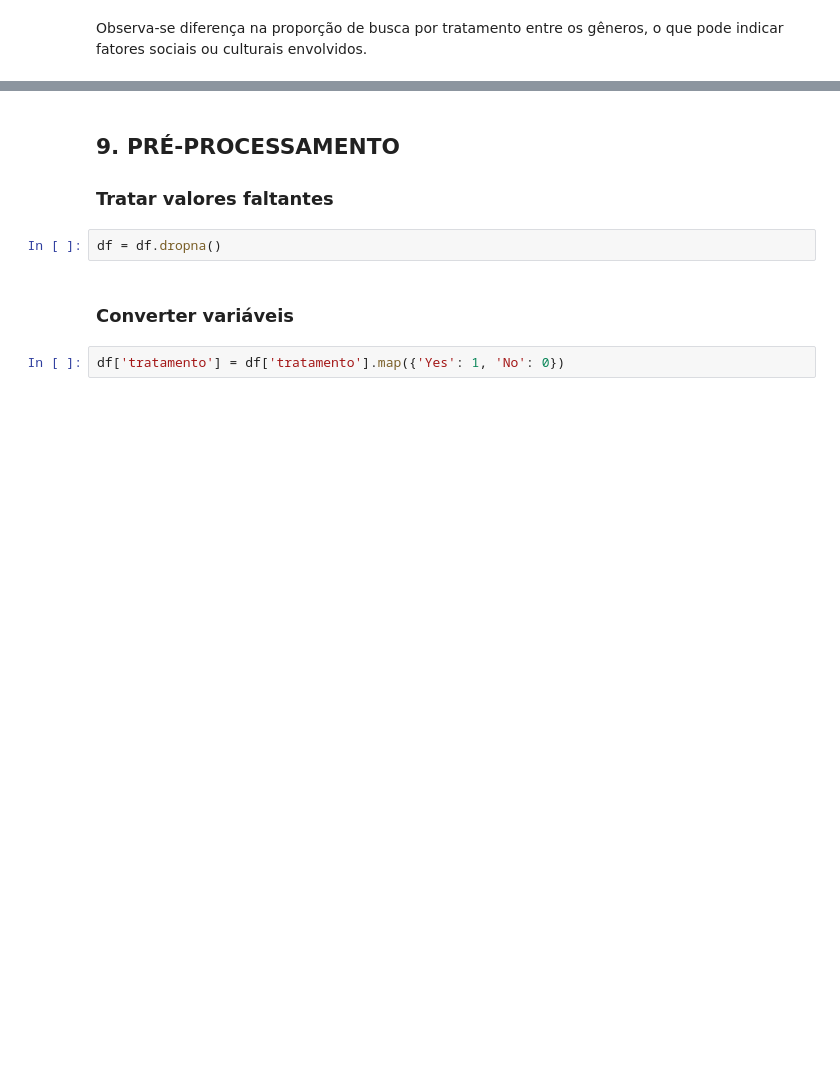
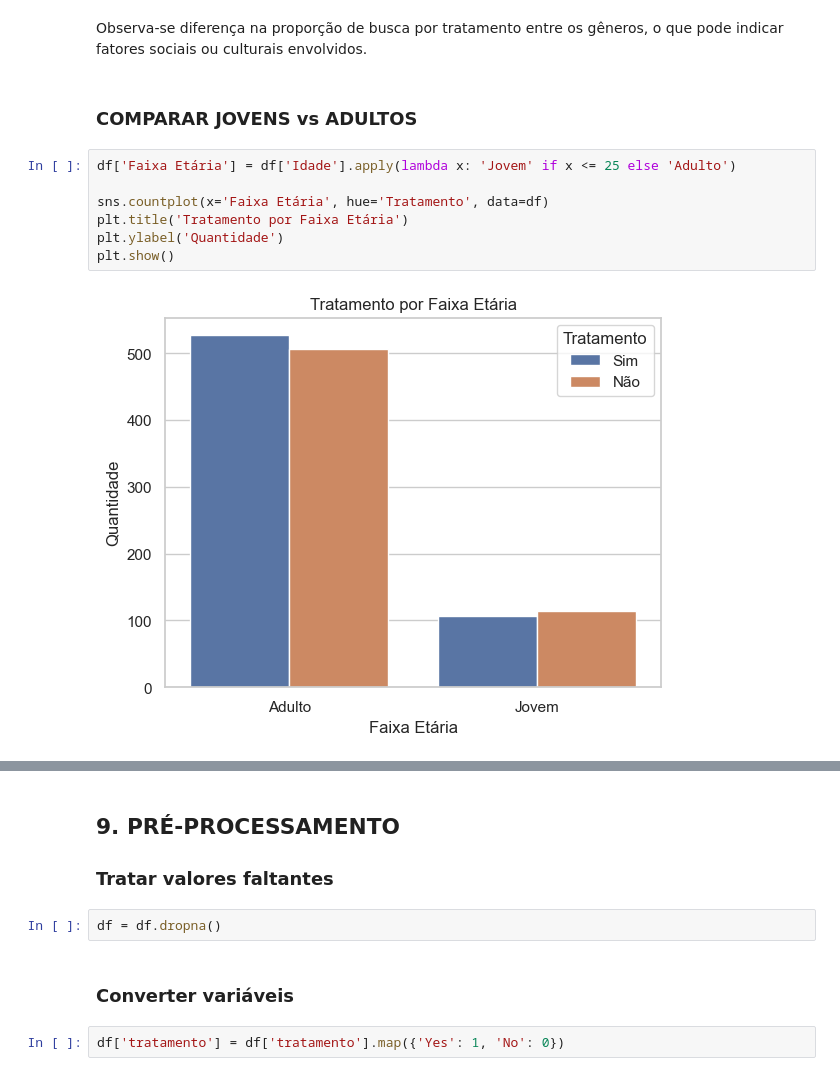
Before and after one commit to AlanTiem/MPV_Analise_Dados_Boas_Praticas, a Jupyter notebook: MPV_Analise_Dados_Boas_Praticas.ipynb, the cells around one changed output, grey strips where cells are left out. Saved outputs shown, nothing was run; the diff lists cells and outputs as text; blank space fills up the shorter version.

```diff
--- a/MPV_Analise_Dados_Boas_Praticas.ipynb
+++ b/MPV_Analise_Dados_Boas_Praticas.ipynb
@@ -262,2 +274,13 @@ plt.show()
 # %% [markdown]
 Observa-se diferença na proporção de busca por tratamento entre os gêneros, o que pode indicar fatores sociais ou culturais envolvidos.
+# %% [markdown]
+### COMPARAR JOVENS vs ADULTOS
+# %%
+df['Faixa Etária'] = df['Idade'].apply(lambda x: 'Jovem' if x <= 25 else 'Adulto')
+
+sns.countplot(x='Faixa Etária', hue='Tratamento', data=df)
+plt.title('Tratamento por Faixa Etária')
+plt.ylabel('Quantidade')
+plt.show()
+# %% [output]
+[figure, added]
```
Also changed, not shown: parts of 24 cells of this notebook.
